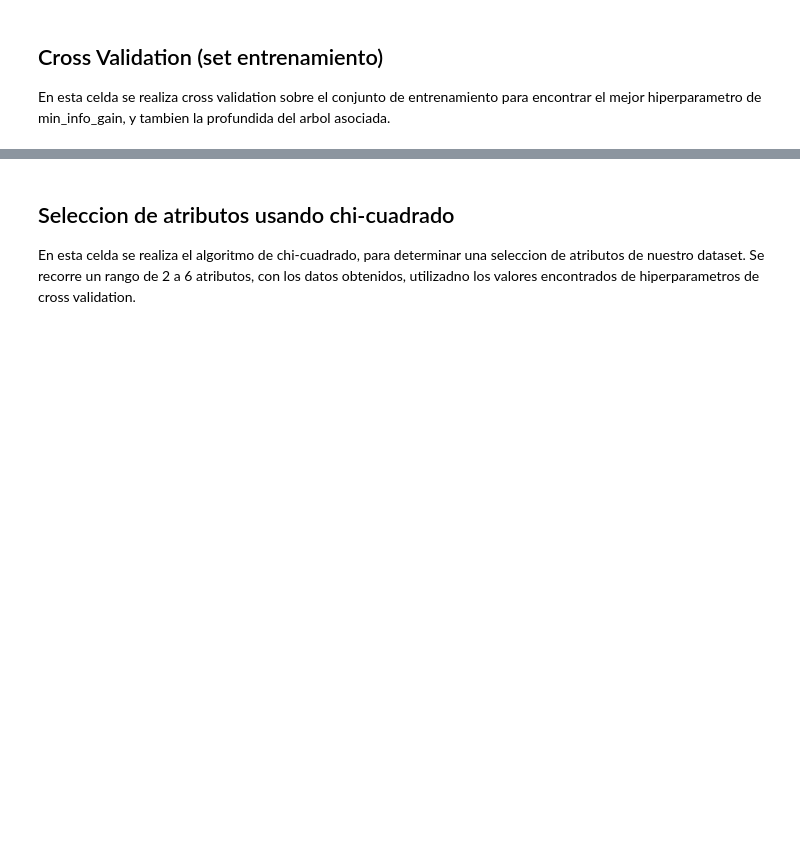
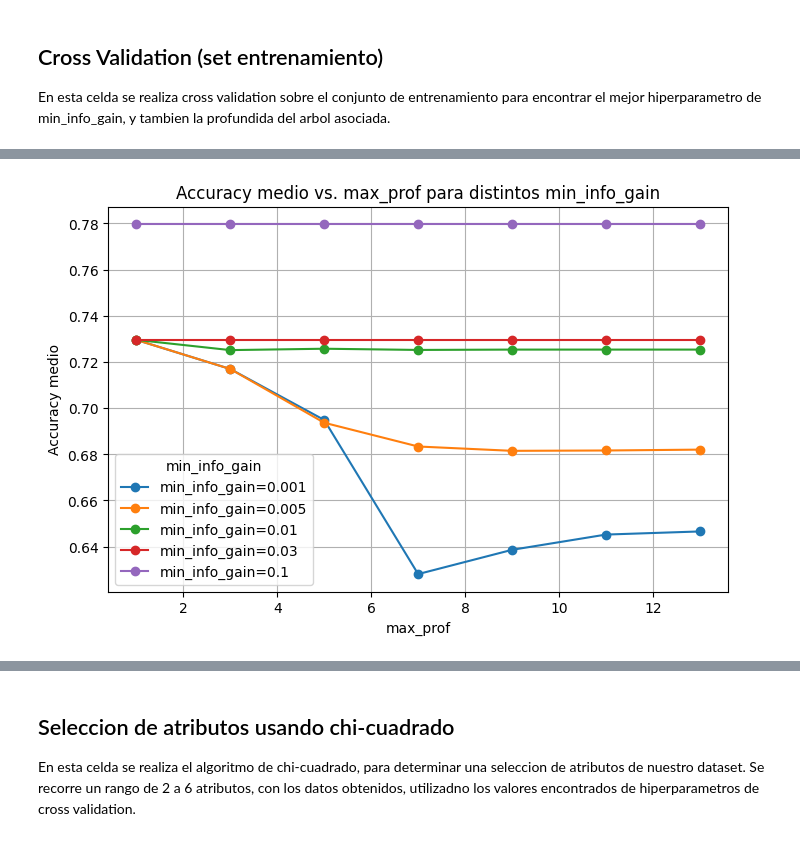
Before and after one commit to facuguisande/AA25, a Jupyter notebook: tarea.ipynb, the cells around one changed output, grey strips where cells are left out. Saved outputs shown, nothing was run; the diff lists cells and outputs as text; code cells hidden in the pictures; blank space fills up the shorter version.

```diff
--- a/tarea.ipynb
+++ b/tarea.ipynb
@@ -579,14 +849,19 @@ print(f"Mejor combinación: Profundidad={mejor_params[0]}, main_info_gain={mejor
 # %%
 import matplotlib.pyplot as plt
 
 plt.figure(figsize=(8,5))
-plt.scatter(cv_results_df['mean_accuracy'], cv_results_df['main_info_gain'], c=cv_results_df['main_info_gain'], cmap='viridis', s=80)
-plt.xlabel('mean_accuracy')
-plt.ylabel('min_info_gain')
-plt.title('Distribución de min_info_gain según mean_accuracy')
-plt.colorbar(label='min_info_gain')
+for mig in sorted(cv_results_df['main_info_gain'].unique()):
+    subset = cv_results_df[cv_results_df['main_info_gain'] == mig]
+    plt.plot(subset['max_depth'], subset['mean_accuracy'], marker='o', label=f'min_info_gain={mig}')
+
+plt.xlabel('max_prof')
+plt.ylabel('Accuracy medio')
+plt.title('Accuracy medio vs. max_prof para distintos min_info_gain')
+plt.legend(title='min_info_gain')
 plt.grid(True)
 plt.show()
+# %% [output]
+[figure, added]
 # %%
 import matplotlib.pyplot as plt
 
```
Also changed, not shown: parts of 36 cells of this notebook, 1 other file.
